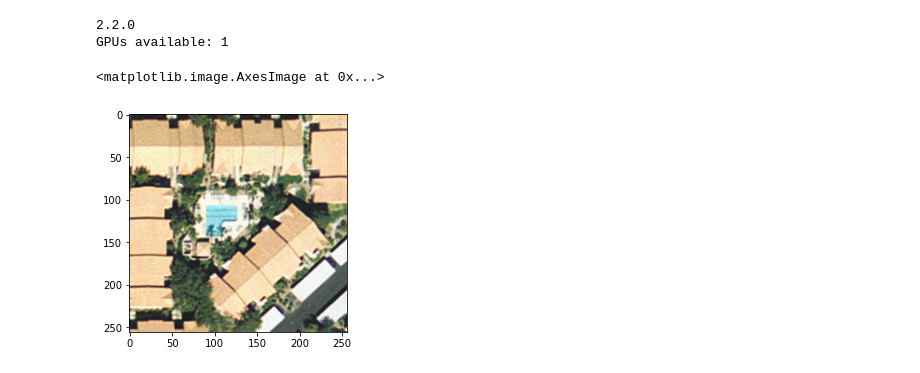
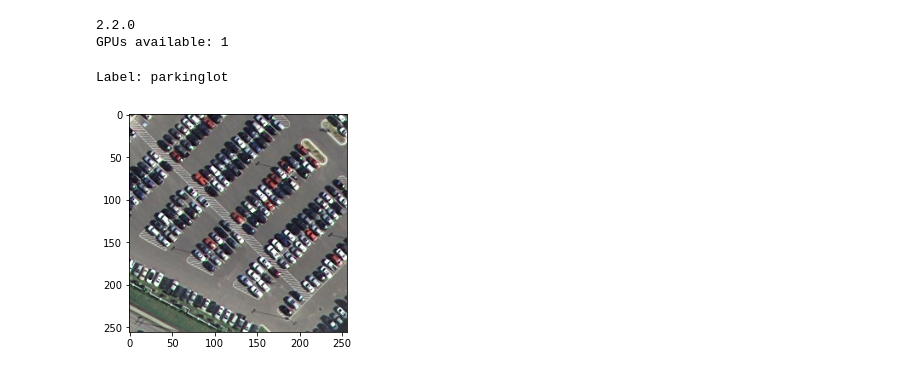
Before and after one commit to ai4er-cdt/gtc-exposure, a Jupyter notebook: notebooks/mja_tf/deep_feature_learning.ipynb, the cells around one changed output. Saved outputs shown, nothing was run; the diff lists cells and outputs as text; code cells hidden in the pictures.

Commit message:
Retrieved class labels

```diff
--- a/notebooks/mja_tf/deep_feature_learning.ipynb
+++ b/notebooks/mja_tf/deep_feature_learning.ipynb
@@ -45,13 +45,18 @@ def parse_example(example_proto):
     target = image_features["label"]
 
     return image_raw, target
+# %%
+with open('data/label_dict.pkl', 'rb') as f:
+    label_dict = pkl.load(f)
 # %%
 data = tf.data.TFRecordDataset("data/UCM.tfrecords").map(parse_example, num_parallel_calls=tf.data.experimental.AUTOTUNE)
 
 data_viz = iter(data.batch(1))
 # %%
-img, _ = next(data_viz)
+for i in range(50):
+    img, label = next(data_viz)
 plt.imshow(img.numpy()[0])
+print("Label: {}".format(label_dict[label.numpy()[0]]))
 # %% [output]
-<matplotlib.image.AxesImage at 0x...>
+Label: parkinglot
-[figure, old version]
+[figure, new version]
```
